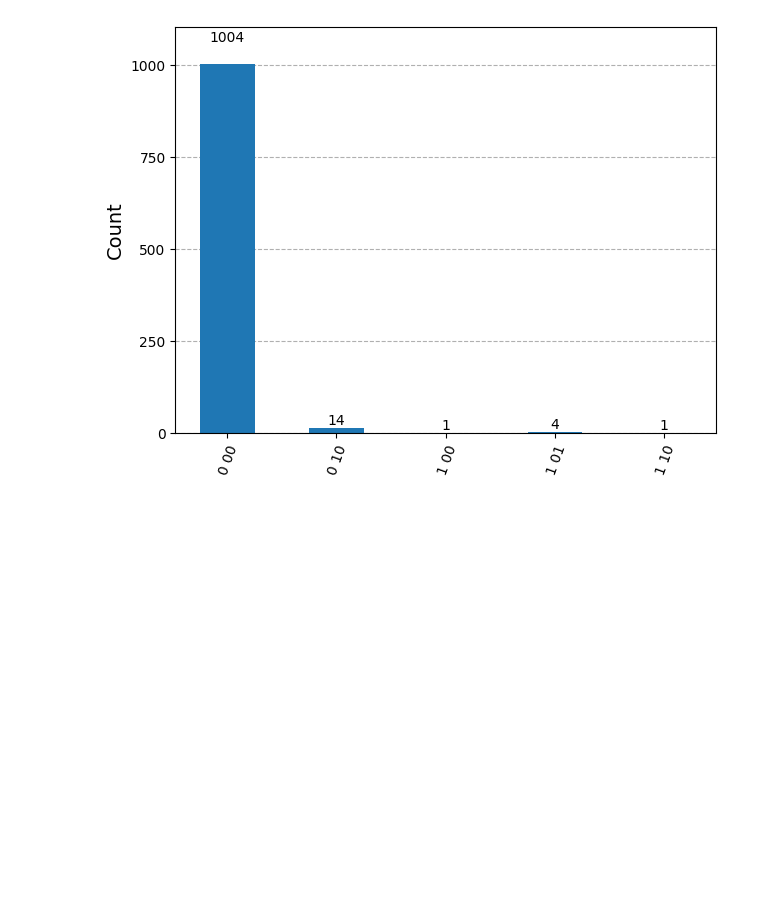
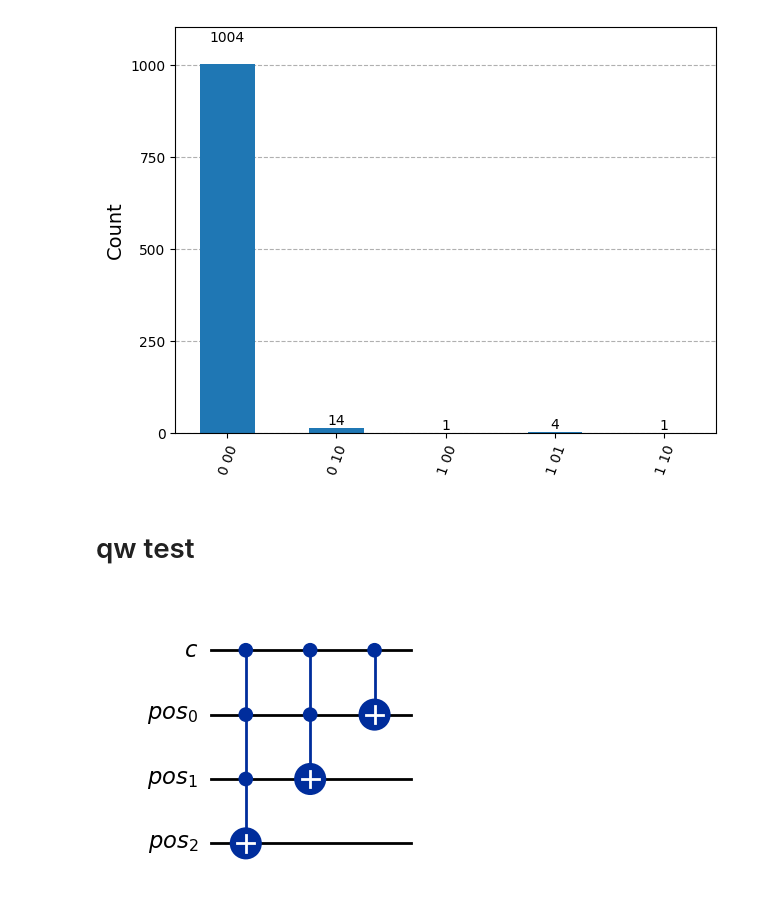
Before and after one commit to filipkojro/qw-defects, a Jupyter notebook: q_error_correction.ipynb, the cells around one changed output. Saved outputs shown, nothing was run; the diff lists cells and outputs as text; code cells hidden in the pictures; blank space fills up the shorter version.

```diff
--- a/q_error_correction.ipynb
+++ b/q_error_correction.ipynb
@@ -117,3 +128,23 @@ counts = result.get_counts()
 plot_histogram(counts)
 # %% [output]
 [figure]
+# %% [markdown]
+# qw test
+# %%
+def control_add_one(position_qubits: int) -> QuantumCircuit:
+
+    q_contol = QuantumRegister(1, "c")
+    q_pos = QuantumRegister(position_qubits, "pos")
+
+    regs = [q_contol, q_pos]
+
+    qc = QuantumCircuit(*regs, name='control_add_one')
+
+    for i in range(position_qubits, 0, -1):
+        qc.mcx([j for j in range(i)], i)
+
+    return qc
+
+control_add_one(3).draw('mpl')
+# %% [output]
+[figure, added]
```
Also changed, not shown: parts of 11 cells of this notebook.
